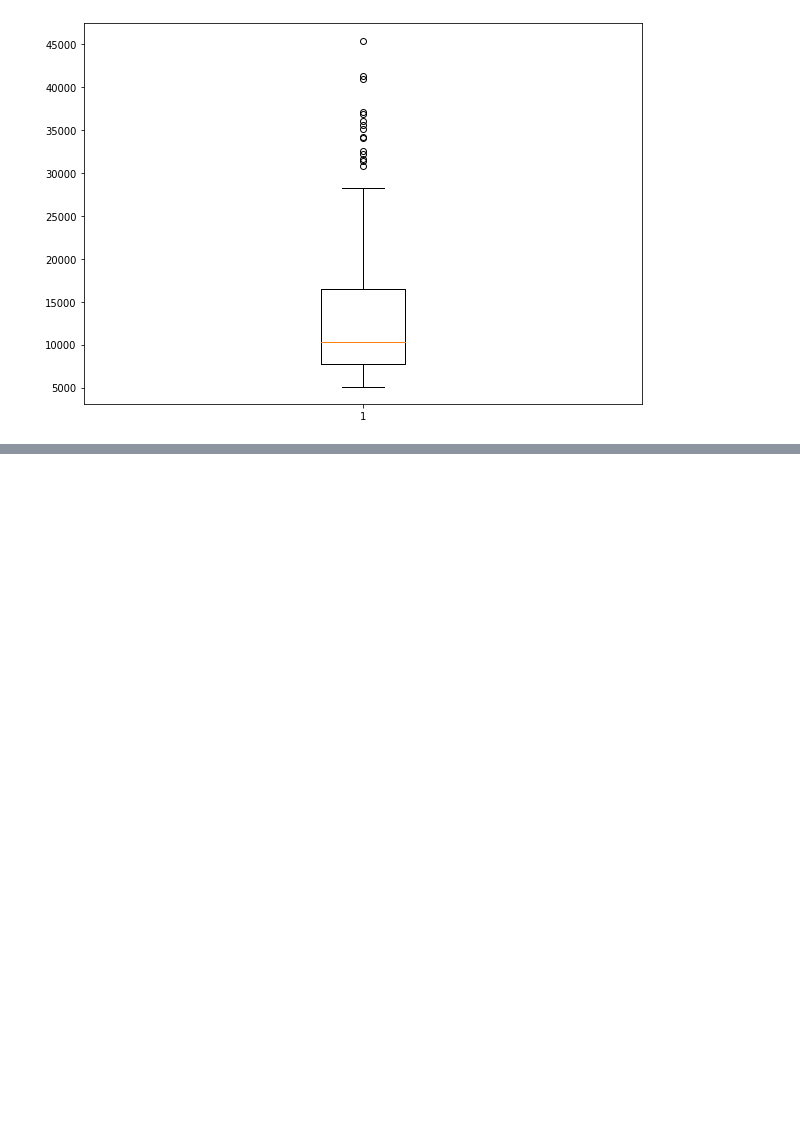
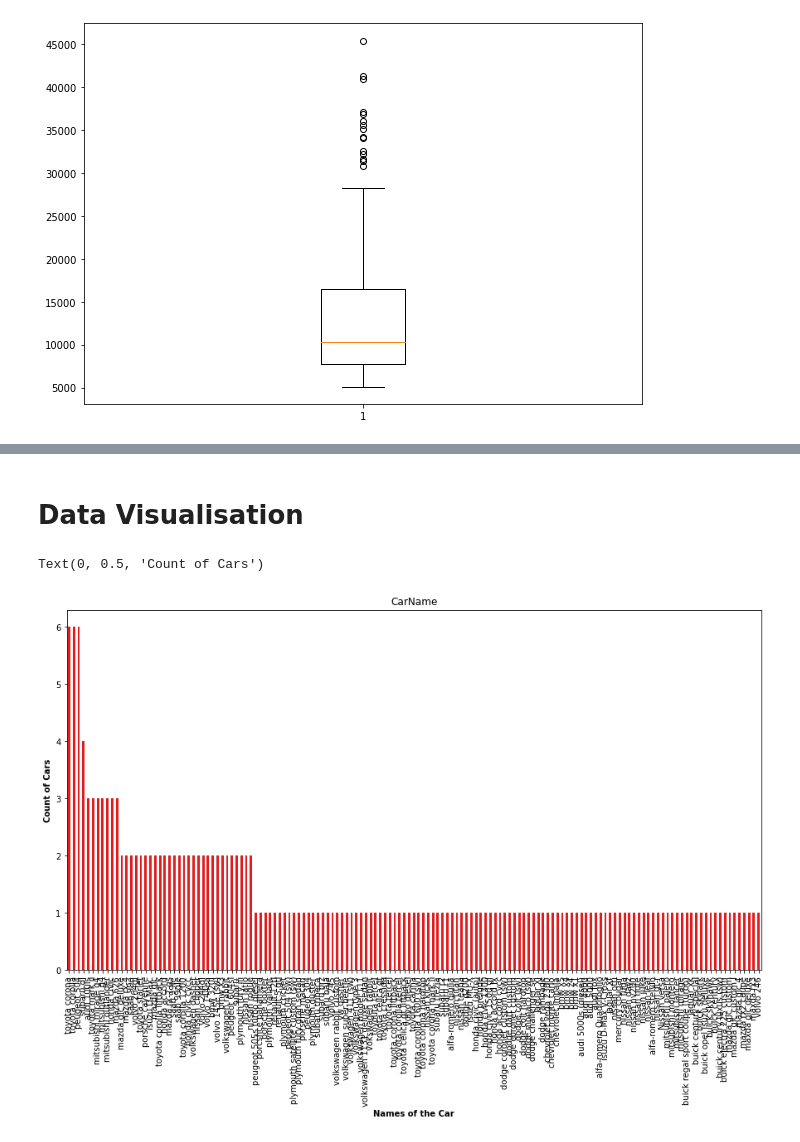
Before and after one commit to aana0308/Car-Price-Prediction, a Jupyter notebook: notebooks/Multiple Linear Regression Analysis.ipynb, the cells around one changed output, grey strips where cells are left out. Saved outputs shown, nothing was run; the diff lists cells and outputs as text; code cells hidden in the pictures; blank space fills up the shorter version.

```diff
--- a/notebooks/Multiple Linear Regression Analysis.ipynb
+++ b/notebooks/Multiple Linear Regression Analysis.ipynb
@@ -113,0 +149,4 @@ plt.show()
+# %%
+#Renaming the typo errors in Car Company names
+df['CarName'] = df['CarName'].replace({'maxda': 'mazda', 'nissan': 'Nissan', 'porcshce': 'porsche', 'toyouta': 'toyota', 'vokswagen': 'volkswagen',
+                                       'vw': 'volkswagen', 'audi 100 ls': 'audi 100ls', 'vw rabbit': 'volkswagen rabbit'})
@@ -113,0 +175,3 @@ plt.show()
+# %%
+df['symboling'] = df['symboling'].astype(str)
+df['symboling']
@@ -113,0 +193,16 @@ plt.show()
+# %%
+#import required python libraries
+from sklearn.preprocessing import LabelEncoder
+
+#Label encoding the data in categorical variables
+lab=LabelEncoder()
+df['fuelsystem']=lab.fit_transform(df['fuelsystem'])
+df['cylindernumber']=lab.fit_transform(df['cylindernumber'])
+df['enginetype']=lab.fit_transform(df['enginetype'])
+df['enginelocation']=lab.fit_transform(df['enginelocation'])
+df['drivewheel']=lab.fit_transform(df['drivewheel'])
+df['carbody']=lab.fit_transform(df['carbody'])
+df['doornumber']=lab.fit_transform(df['doornumber'])
+df['aspiration']=lab.fit_transform(df['aspiration'])
+df['fueltype']=lab.fit_transform(df['fueltype'])
+df['CarName']=lab.fit_transform(df['CarName'])
@@ -113,0 +220,11 @@ plt.show()
+# %% [markdown]
+# Data Visualisation
+# %%
+plt.rcParams['figure.figsize'] = [15,8]
+ax=df['CarName'].value_counts().plot(kind='bar',stacked=True, colormap = 'Set1')
+ax.title.set_text('CarName')
+plt.xlabel("Names of the Car",fontweight = 'bold')
+plt.ylabel("Count of Cars",fontweight = 'bold')
+# %% [output]
+Text(0, 0.5, 'Count of Cars')
+[figure, added]
```
Also changed, not shown: parts of 10 cells of this notebook.
